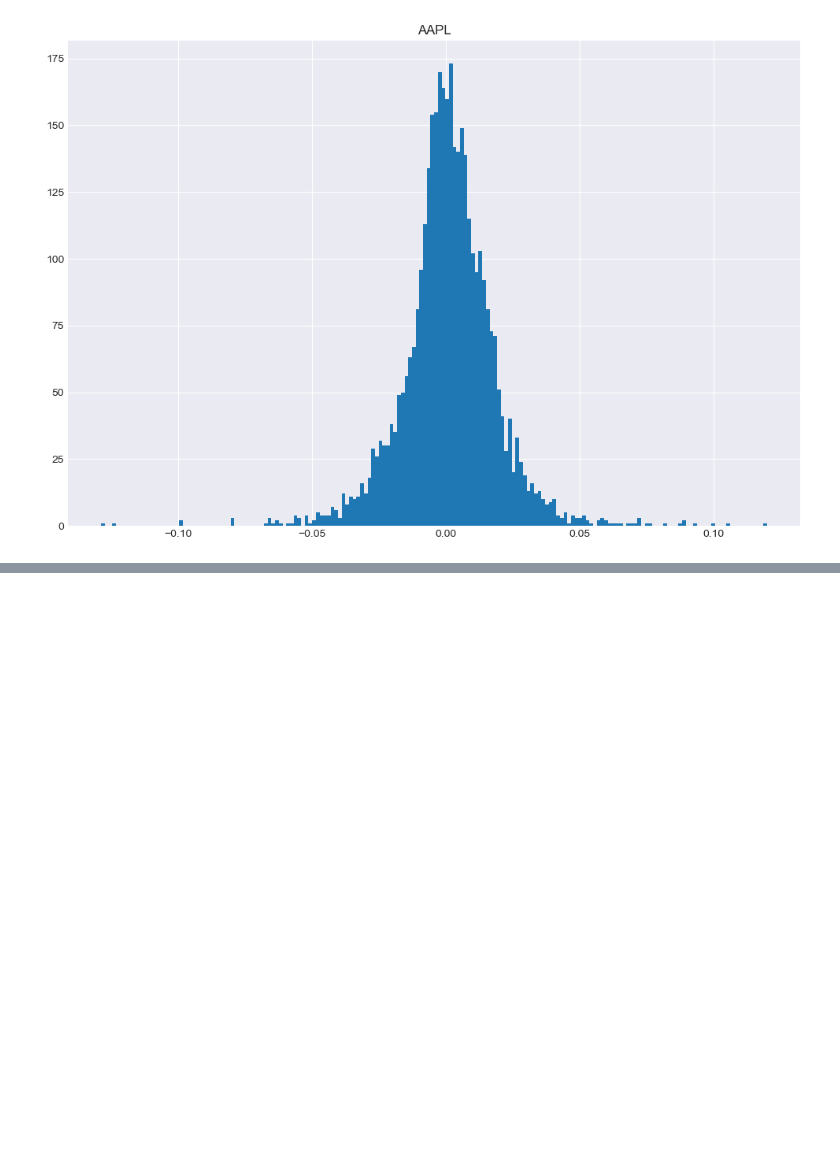
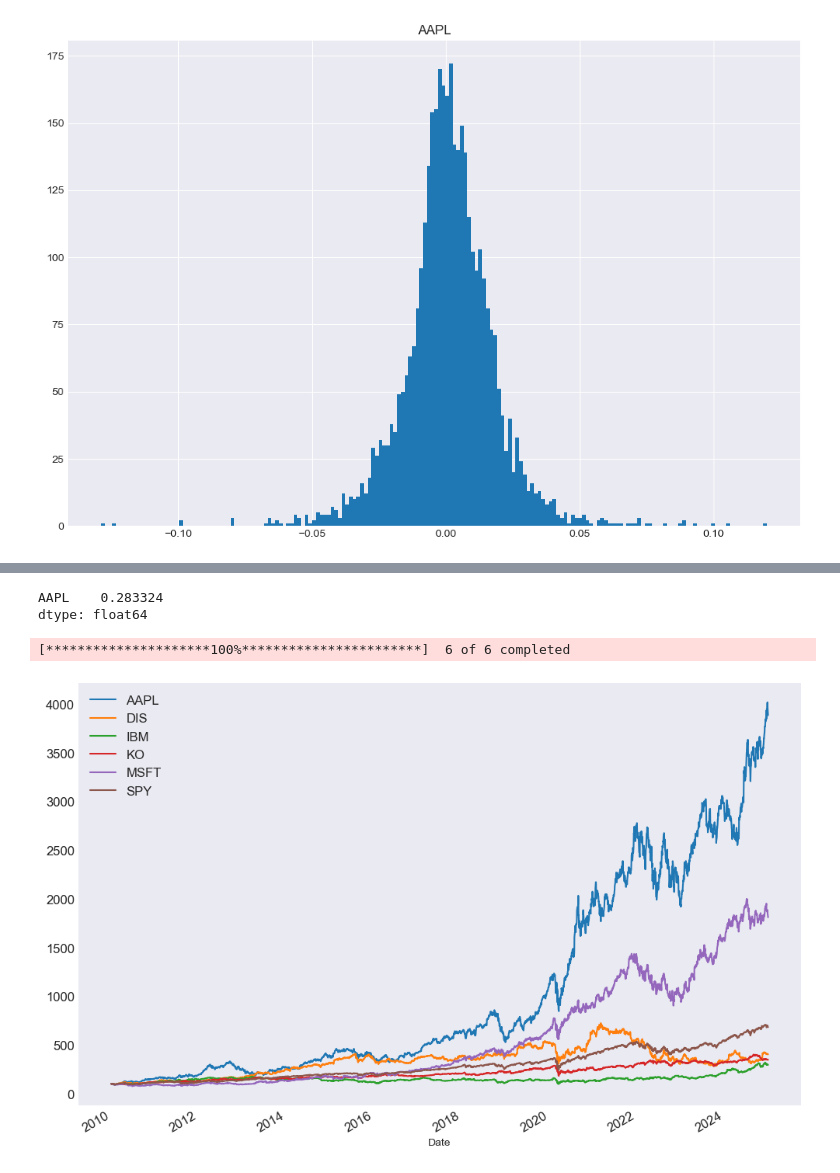
Before and after one commit to anshgupta00/algorithmicTrading, a Jupyter notebook: stockPrediction_1.ipynb, the cells around one changed output, grey strips where cells are left out. Cells and saved outputs as stored; diff of their text form; code cells hidden in the pictures; blank space fills up the shorter version.

```diff
--- a/stockPrediction_1.ipynb
+++ b/stockPrediction_1.ipynb
@@ -500,0 +529,22 @@ plt.show()
+# %%
+annual_mean_ret=daily_mean*252 # 252 is working days of the year
+annual_mean_ret
+# %% [output]
+AAPL    0.283324
+dtype: float64
+# %%
+ticker=["AAPL","SPY","KO","IBM","DIS","MSFT"]
+# %%
+stocks=yf.download(ticker,start="2010-01-02" , end="2025-01-01")
+# %% [output]
+[*********************100%***********************]  6 of 6 completed
+# %%
+close=stocks.loc[:,"Close"].copy()
+# %%
+normclose=close.div(close.iloc[0]).mul(100)
+# %%
+normclose.plot(figsize=(12,8),fontsize=12)
+plt.legend(fontsize=12)
+plt.show()
+# %% [output]
+[figure, added]
```
Also changed, not shown: parts of 56 cells of this notebook, 2 other files.
